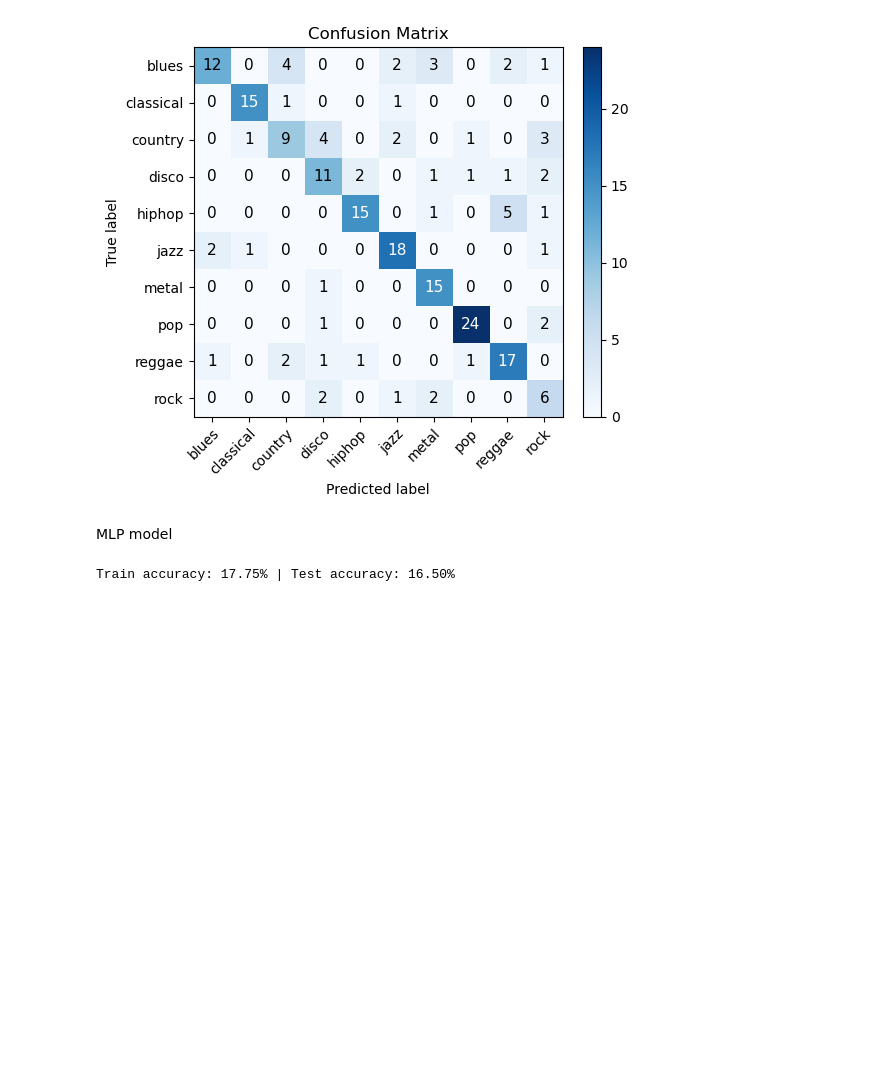
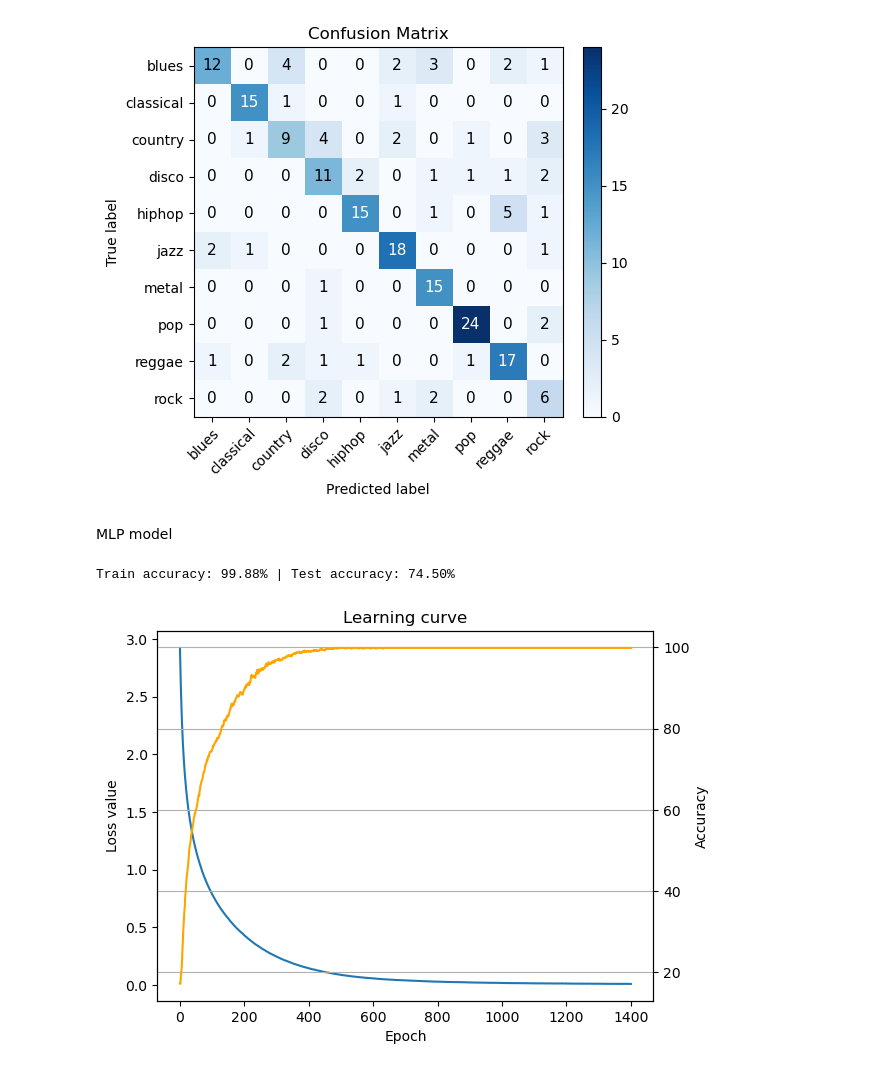
Before and after one commit to jpalikowska/Music-AppliedML, a Jupyter notebook: notebookJP.ipynb, the cells around one changed output. Saved outputs shown, nothing was run; the diff lists cells and outputs as text; code cells hidden in the pictures; blank space fills up the shorter version.

```diff
--- a/notebookJP.ipynb
+++ b/notebookJP.ipynb
@@ -196,13 +186,44 @@ metrics_history = model.fit(X_train, Y_train_encoded, num_epochs=config["epochs"
-# %%
-for metric in metrics_history:
-        if metric in metrics_history:
-            metrics_history[metric].extend(metrics_history[metric])
-        else:
-            metrics_history[metric] = metrics_history[metric]
-
-# Evaluate on test set
-test_acc = metrics_dict["accuracy"](model.decision_function(X_test), Y_test_encoded)
-print(f"Train accuracy: {metrics_history['accuracy'][-1]*100:.2f}% | "
-        f"Test accuracy: {test_acc*100:.2f}%")
-# %% [output]
-Train accuracy: 17.75% | Test accuracy: 16.50%
+# %%
+# Convert string labels to integer class labels
+Y_train_int = labels_to_numbers(Y_train)
+Y_test_int = labels_to_numbers(Y_test)
+
+# Then apply one-hot encoding
+Y_train_encoded = one_hot_encoding(Y_train_int)
+Y_test_encoded = one_hot_encoding(Y_test_int)
+# %%
+model = MLP(
+    widths=config["layer_widths"],  # input size 40, two hidden layers, output size 10
+    optimizer= AdamOptimizer(learning_rate= config["optimizer_learning_rate"]),
+    activation=config["activation"],
+    output_activation=config["output_activation"],
+    loss=config["loss"]
+)
+# %%
+metrics_dict = {
+    "accuracy": accuracy,
+    "loss" : cross_entropy,
+}
+
+metrics_history = model.fit(X_train, Y_train_encoded, num_epochs= config["epochs"], batch_size= config["batch_size"], compute_metrics=True, metrics_dict=metrics_dict)
+# %%
+print(f"Train accuracy: {metrics_history['accuracy'][-1]:.2f}% | "
+      f"Test accuracy: {accuracy(model.decision_function(X_test), Y_test_encoded):.2f}%")
+# %% [output]
+Train accuracy: 99.88% | Test accuracy: 74.50%
+# %%
+fig, ax = plt.subplots()
+
+ax.plot(range(len(metrics_history['loss'])), metrics_history['loss'])
+ax.set_ylabel('Loss value')
+
+ax2 = ax.twinx()
+ax2.plot(range(len(metrics_history['accuracy'])), metrics_history['accuracy'], color='orange')
+ax2.set_ylabel('Accuracy')
+
+ax.set_xlabel('Epoch')
+
+plt.title('Learning curve')
+plt.grid()
+# %% [output]
+[figure, added]
```
Also changed, not shown: parts of 8 cells of this notebook, 2 other files.
